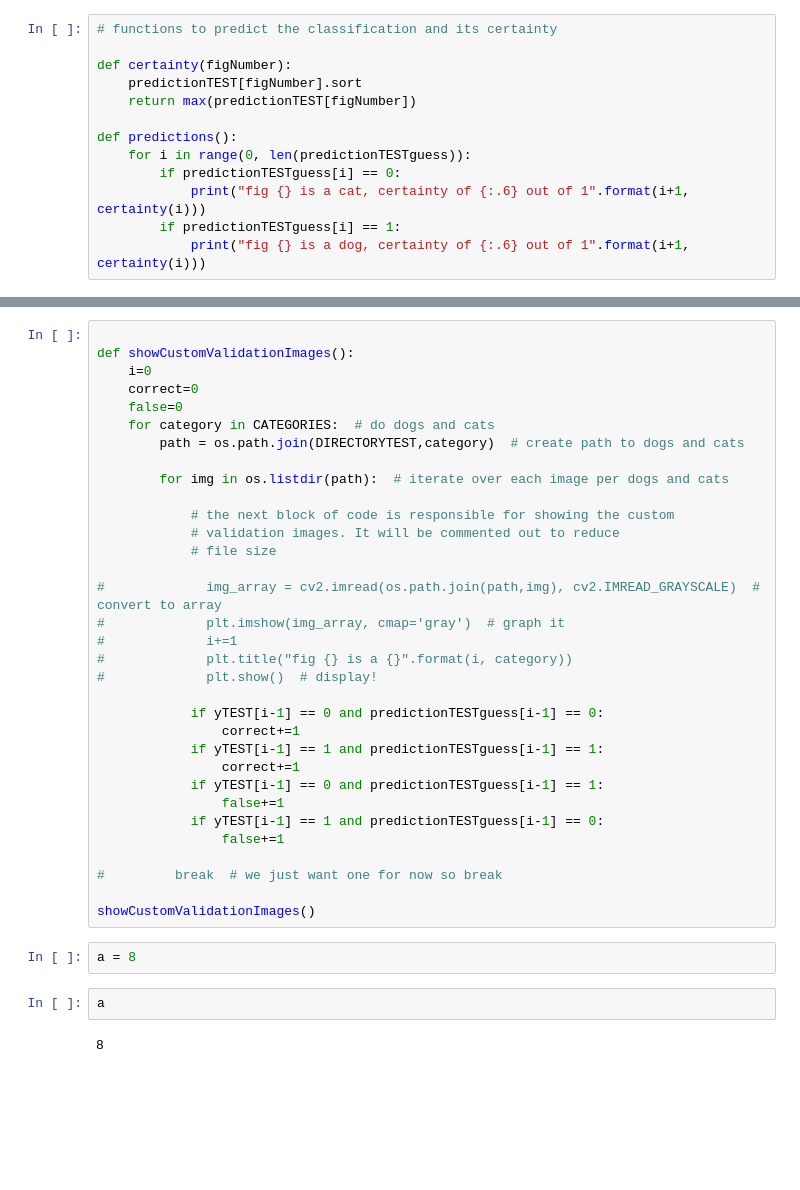
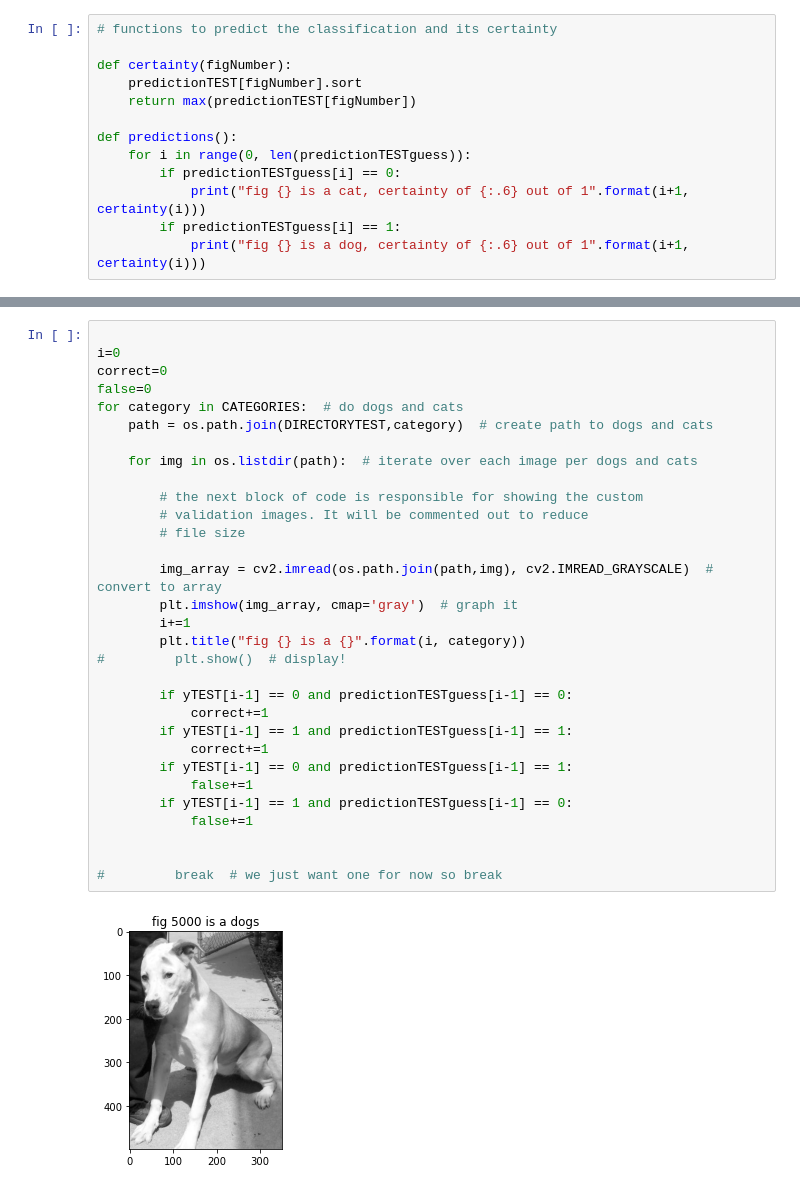
Before and after one commit to Javonnep/Cat-Dog-ConvNet-Classification, a Jupyter notebook: Cats V Dog - CNN Classification.ipynb, the cells around one changed output, grey strips where cells are left out. Drawn from its saved outputs; the diff is of its cells as text; blank space fills up the shorter version.

```diff
--- a/Cats V Dog - CNN Classification.ipynb
+++ b/Cats V Dog - CNN Classification.ipynb
@@ -274,40 +274,34 @@ predictionTESTguess[0]
 # %%
 
-def showCustomValidationImages():
-    i=0
-    correct=0
-    false=0
-    for category in CATEGORIES:  # do dogs and cats
-        path = os.path.join(DIRECTORYTEST,category)  # create path to dogs and cats
+i=0
+correct=0
+false=0
+for category in CATEGORIES:  # do dogs and cats
+    path = os.path.join(DIRECTORYTEST,category)  # create path to dogs and cats
 
-        for img in os.listdir(path):  # iterate over each image per dogs and cats
+    for img in os.listdir(path):  # iterate over each image per dogs and cats
 
-            # the next block of code is responsible for showing the custom
-            # validation images. It will be commented out to reduce
-            # file size
+        # the next block of code is responsible for showing the custom
+        # validation images. It will be commented out to reduce
+        # file size
 
-#             img_array = cv2.imread(os.path.join(path,img), cv2.IMREAD_GRAYSCALE)  # convert to array
-#             plt.imshow(img_array, cmap='gray')  # graph it
-#             i+=1
-#             plt.title("fig {} is a {}".format(i, category))
-#             plt.show()  # display!
+        img_array = cv2.imread(os.path.join(path,img), cv2.IMREAD_GRAYSCALE)  # convert to array
+        plt.imshow(img_array, cmap='gray')  # graph it
+        i+=1
+        plt.title("fig {} is a {}".format(i, category))
+#         plt.show()  # display!
 
-            if yTEST[i-1] == 0 and predictionTESTguess[i-1] == 0:
-                correct+=1
-            if yTEST[i-1] == 1 and predictionTESTguess[i-1] == 1:
-                correct+=1
-            if yTEST[i-1] == 0 and predictionTESTguess[i-1] == 1:
-                false+=1
-            if yTEST[i-1] == 1 and predictionTESTguess[i-1] == 0:
-                false+=1
+        if yTEST[i-1] == 0 and predictionTESTguess[i-1] == 0:
+            correct+=1
+        if yTEST[i-1] == 1 and predictionTESTguess[i-1] == 1:
+            correct+=1
+        if yTEST[i-1] == 0 and predictionTESTguess[i-1] == 1:
+            false+=1
+        if yTEST[i-1] == 1 and predictionTESTguess[i-1] == 0:
+            false+=1
+
 
 #         break  # we just want one for now so break
-
-showCustomValidationImages()
+# %% [output]
+[figure, added]
-# %%
-a = 8
-# %%
-a
-# %% [output]
-8
 # %%
```
Also changed, not shown: parts of 9 cells of this notebook.
